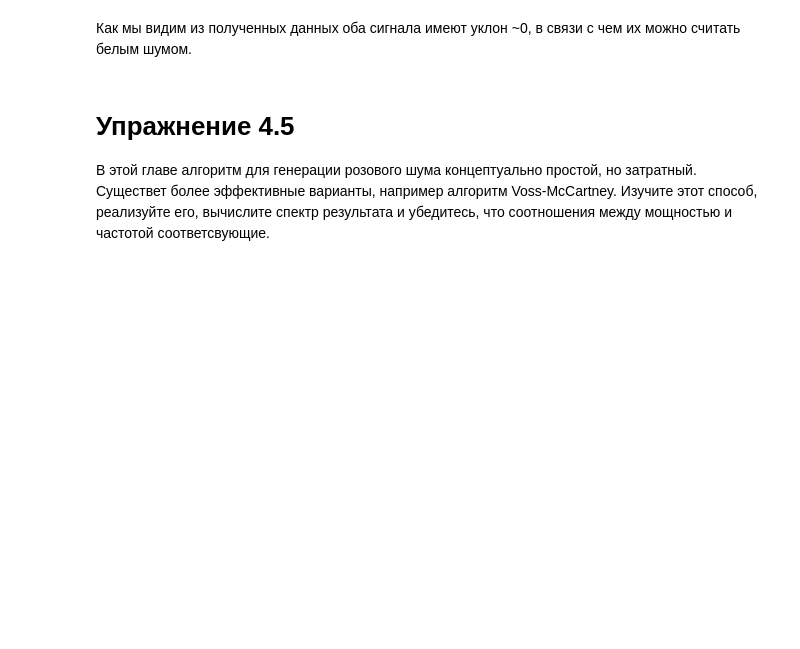
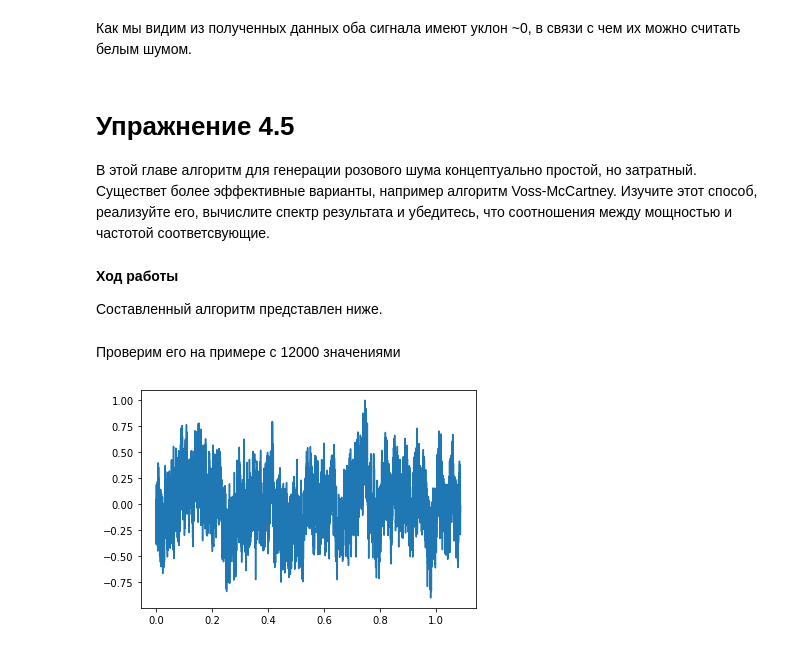
Before and after one commit to DenZhid/TelecommunicationSystemsLabs, a Jupyter notebook: Lab4/Lab4.ipynb, the cells around one changed output. Cells and saved outputs as stored; diff of their text form; code cells hidden in the pictures; blank space fills up the shorter version.

```diff
--- a/Lab4/Lab4.ipynb
+++ b/Lab4/Lab4.ipynb
@@ -317,3 +317,34 @@ like_white_noise_spectrum.estimate_slope().slope
 # **Упражнение 4.5**
 
 В этой главе алгоритм для генерации розового шума концептуально простой, но затратный. Существет более эффективные варианты, например алгоритм Voss-McCartney. Изучите этот способ, реализуйте его, вычислите спектр результата и убедитесь, что соотношения между мощностью и частотой соответсвующие.
+# %% [markdown]
+**Ход работы**
+
+Составленный алгоритм представлен ниже.
+# %%
+def generate_pink_noise(rows, columns=16):
+  array = np.empty((rows, columns))
+  array.fill(np.nan)
+  array[0, :] = np.random.random(columns)
+  array[:, 0] = np.random.random(rows)
+
+  cols = np.random.geometric(0.5, rows)
+  cols[cols >= columns] = 0
+  new_rows = np.random.randint(rows, size=rows)
+  array[new_rows, cols] = np.random.random(rows)
+
+  data = pd.DataFrame(array)
+  data.fillna(method='ffill', axis=0, inplace=True)
+  total = data.sum(axis=1)
+
+  return total.values
+# %% [markdown]
+Проверим его на примере с 12000 значениями
+# %%
+ys = generate_pink_noise(12000)
+wave = Wave(ys)
+wave.unbias()
+wave.normalize()
+wave.plot()
+# %% [output]
+[figure, added]
```
Also changed, not shown: parts of 5 cells of this notebook.
